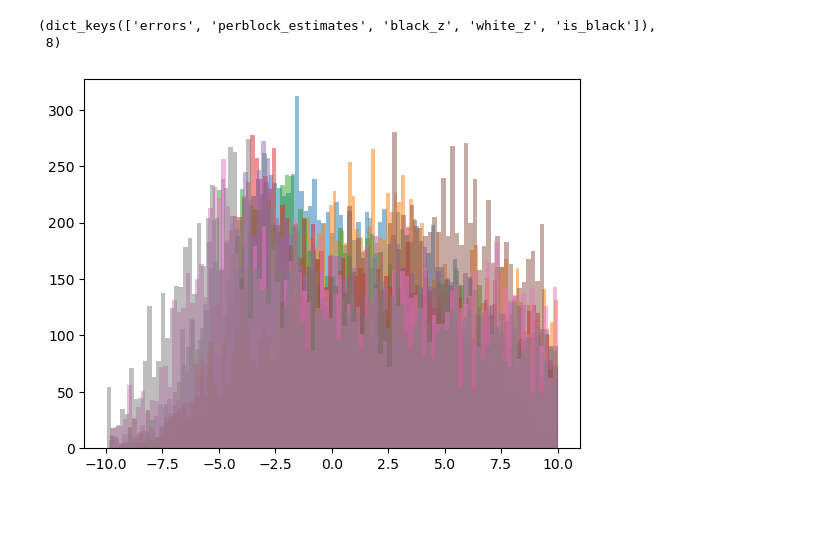
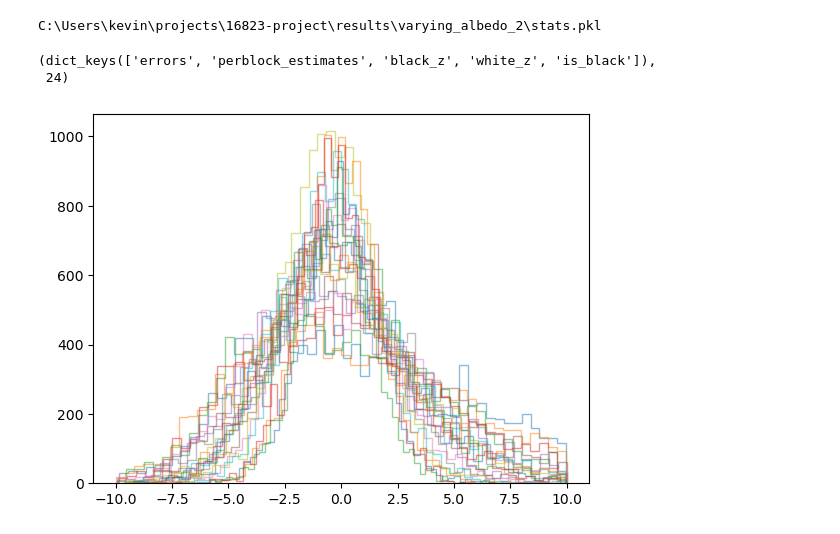
Before and after one commit to tianwen-fu/16823-project, a Jupyter notebook: notebooks/aggregate_histograms.ipynb, the cells around one changed output. Saved outputs shown, nothing was run; the diff lists cells and outputs as text; code cells hidden in the pictures.

Commit message:
updated figure generation

```diff
--- a/notebooks/aggregate_histograms.ipynb
+++ b/notebooks/aggregate_histograms.ipynb
@@ -6,5 +6,8 @@ import matplotlib.pyplot as plt
 # %%
 SRC_PATH = os.path.realpath('../results/different_depth/stats.pkl')
 print(SRC_PATH)
+with open(SRC_PATH, 'rb') as f:
+    data = pickle.load(f)
+data.keys(), len(data['black_z'])
 # %% [output]
 C:\Users\kevin\projects\16823-project\results\different_depth\stats.pkl
@@ -10,0 +16,6 @@ C:\Users\kevin\projects\16823-project\results\different_depth\stats.pkl
+# %%
+dropped_frames = [1, 5] # error too high
+for idx, (black_z, white_z) in enumerate(zip(data['black_z'], data['white_z'])):
+    if idx in dropped_frames:
+        continue
+    plt.hist(black_z, bins=50, alpha=0.5, histtype='step')
@@ -11,16 +24,18 @@ C:\Users\kevin\projects\16823-project\results\different_depth\stats.pkl
 # %%
+SRC_PATH = os.path.realpath('../results/varying_albedo_2/stats.pkl')
+print(SRC_PATH)
 with open(SRC_PATH, 'rb') as f:
     data = pickle.load(f)
 data.keys(), len(data['black_z'])
 # %% [output]
-(dict_keys(['errors', 'perblock_estimates', 'black_z', 'white_z', 'is_black']),
- 8)
+C:\Users\kevin\projects\16823-project\results\varying_albedo_2\stats.pkl
+(dict_keys(['errors', 'perblock_estimates', 'black_z', 'white_z', 'is_black']),
+ 24)
 # %%
-dropped_frames = [1, 5] # error too high
+dropped_frames = [] # error too high
 for idx, (black_z, white_z) in enumerate(zip(data['black_z'], data['white_z'])):
     if idx in dropped_frames:
         continue
-    plt.hist(black_z, bins=100, alpha=0.5, histtype='step', label=idx)
-plt.legend()
+    plt.hist(black_z, bins=50, alpha=0.5, histtype='step')
 # %% [output]
-[figure, old version]
+[figure, new version]
```
Also changed, not shown: parts of 2 cells of this notebook.
